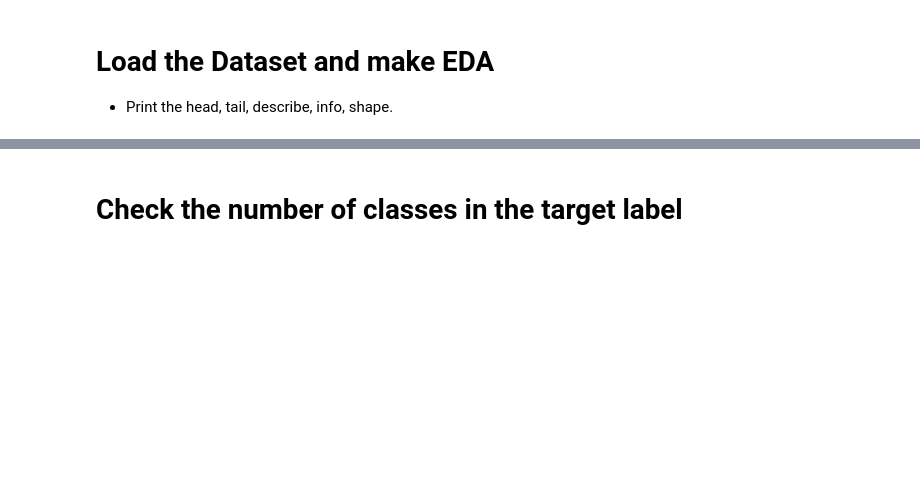
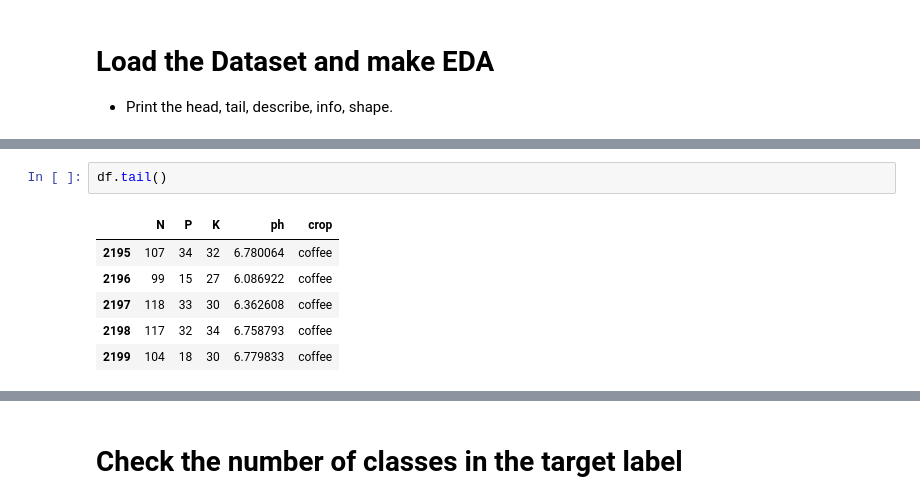
Before and after one commit to Tuwaiq-Data-Science-Bootcamp-V5/KNN-Lab1, a Jupyter notebook: Assignment.ipynb, the cells around one changed output, grey strips where cells are left out. Cells and saved outputs as stored; diff of their text form; blank space fills up the shorter version.

```diff
--- a/Assignment.ipynb
+++ b/Assignment.ipynb
@@ -24,0 +56,9 @@ In this project, you will apply machine learning to build a multi-class classifi
+# %%
+df.tail()
+# %% [output]
+|  | N | P | K | ph | crop |
+| 2195 | 107 | 34 | 32 | 6.780064 | coffee |
+| 2196 | 99 | 15 | 27 | 6.086922 | coffee |
+| 2197 | 118 | 33 | 30 | 6.362608 | coffee |
+| 2198 | 117 | 32 | 34 | 6.758793 | coffee |
+| 2199 | 104 | 18 | 30 | 6.779833 | coffee |
```
Also changed, not shown: parts of 36 cells of this notebook.
